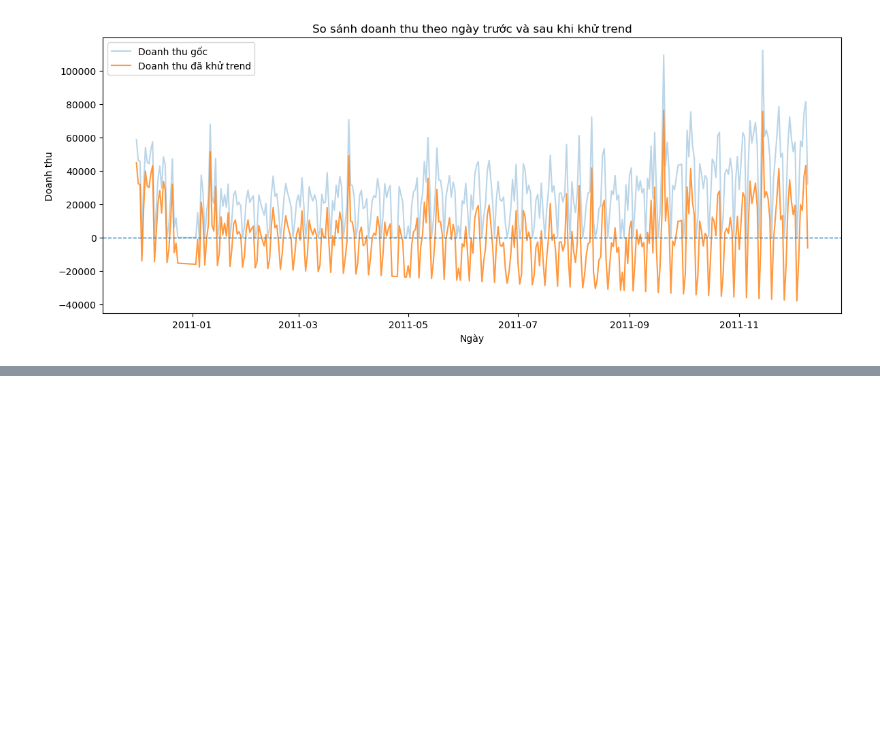
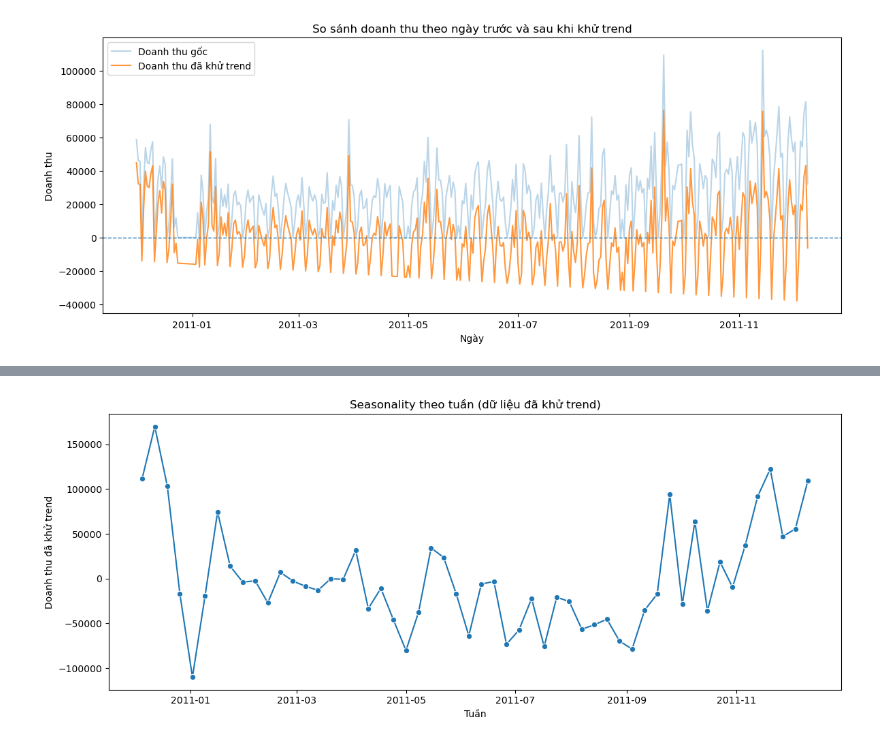
Before and after one commit to WindPham/24C12006_24C11060_DA_models, a Jupyter notebook: code/seasonality_analysis.ipynb, the cells around one changed output, grey strips where cells are left out. Cells and saved outputs as stored; diff of their text form; code cells hidden in the pictures; blank space fills up the shorter version.

```diff
--- a/code/seasonality_analysis.ipynb
+++ b/code/seasonality_analysis.ipynb
@@ -205,0 +206,4 @@ plt.show()
+# %%
+weekly_df = daily_df.resample('W', on='d').agg({
+    'rev_detrended': 'sum'
+}).reset_index()
@@ -205,0 +219,10 @@ plt.show()
+# %%
+plt.figure(figsize=(12, 5))
+sns.lineplot(data=weekly_df, x='d', y='rev_detrended', marker='o')
+plt.title("Seasonality theo tuần (dữ liệu đã khử trend)", fontsize=12)
+plt.xlabel("Tuần")
+plt.ylabel("Doanh thu đã khử trend")
+plt.tight_layout()
+plt.show()
+# %% [output]
+[figure, added]
```
Also changed, not shown: parts of 9 cells of this notebook, 6 other files.
